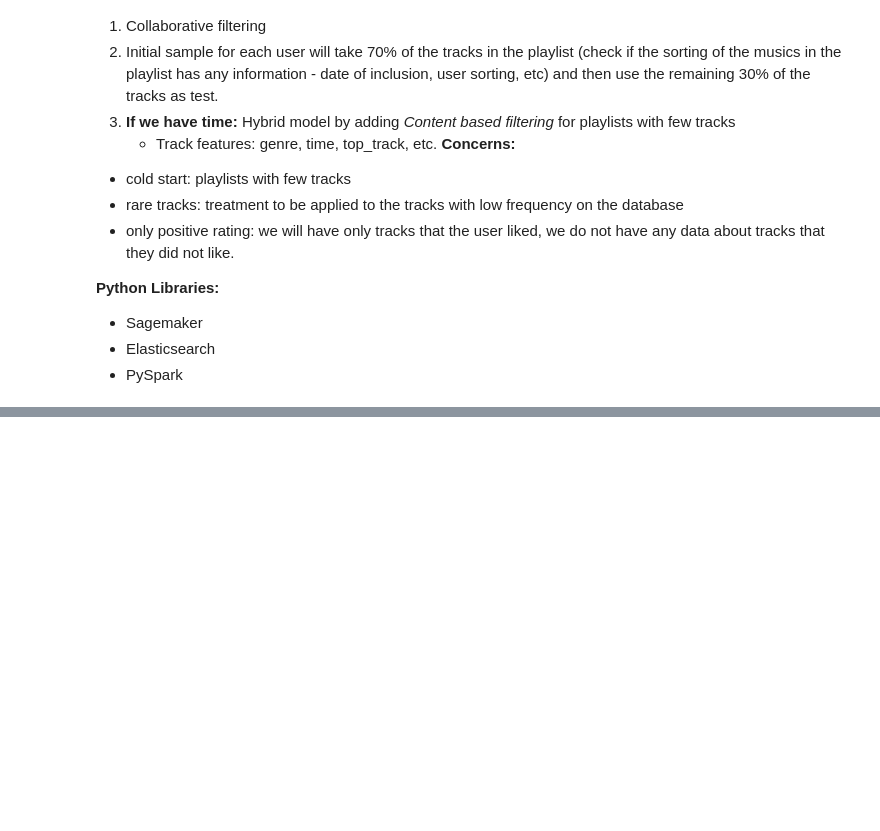
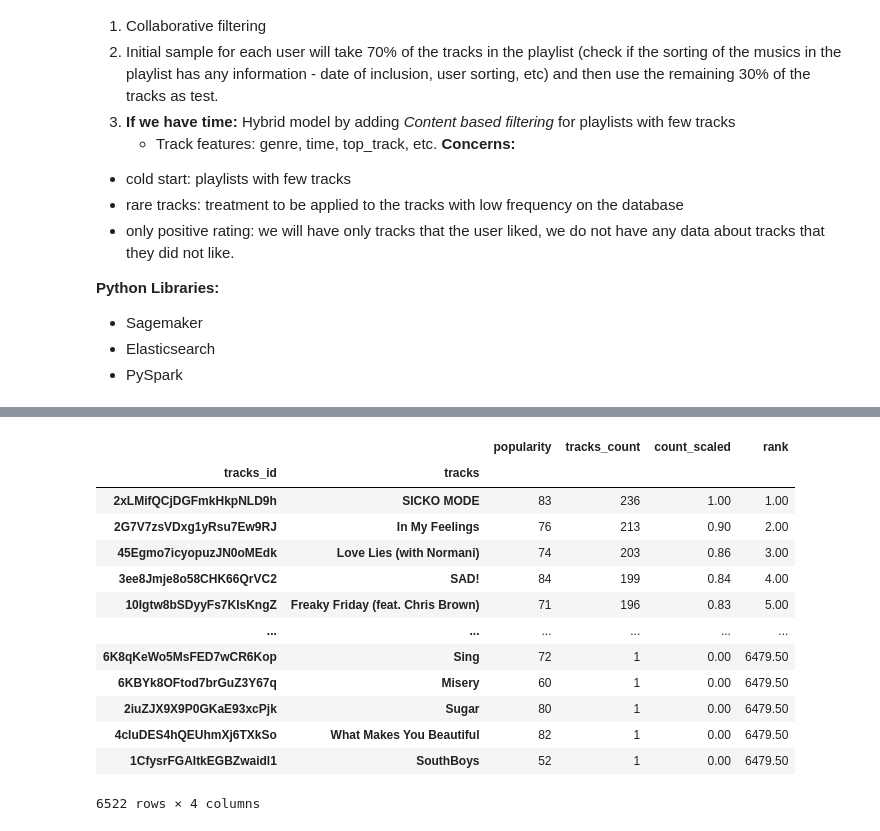
Before and after one commit to MarceloAlvesPereira/Follow_the_beat, a Jupyter notebook: notebooks/Feel_the_rhythm.ipynb, the cells around one changed output, grey strips where cells are left out. Cells and saved outputs as stored; diff of their text form; code cells hidden in the pictures; blank space fills up the shorter version.

```diff
--- a/notebooks/Feel_the_rhythm.ipynb
+++ b/notebooks/Feel_the_rhythm.ipynb
@@ -114,6 +115,0 @@ def get_playlist_detail(user, playlist_id):
-# %%
-n = 100
-for i in range(0,n,1):
-    playlist = sp.search(q='year:2020', type='playlist', limit=1,offset=i,market='US')
-
-    playlist_id, artists, albums, tracks, popularity, artists_id, albums_id, tracks_id = get_playlist_detail(playlist['playlists']['owner'],playlist['playlists']['id'])
@@ -126,0 +204,19 @@ for i in range(0,n,1):
+# %%
+def single_list(my_list):
+    single = []
+    for e in my_list:
+        single.extend(e)
+    return single
+
+def single_list_nested(my_list):
+    single = []
+    for e in my_list:
+        for a in e:
+            single.extend(a)
+    return single
+
+def sorted_list(xs):
+    counts = collections.defaultdict(int)
+    for x in xs:
+        counts[x] += 1
+    return sorted(counts.items(), reverse=True, key=lambda tup: tup[1])
@@ -126,0 +256,29 @@ for i in range(0,n,1):
+# %%
+tracks_rank = df_track.groupby(['tracks_id','tracks']).agg(
+    popularity=('popularity','max'),
+    tracks_count=('tracks_id','count')
+    )
+
+min_max = MinMaxScaler()
+tracks_rank['count_scaled'] = min_max.fit_transform(tracks_rank[["tracks_count"]])
+
+tracks_rank["rank"] = tracks_rank['tracks_count'].rank(method='average',ascending=False)
+
+tracks_rank = tracks_rank.sort_values('tracks_count',ascending=False)
+
+tracks_rank
+# %% [output]
+|  |  | popularity | tracks_count | count_scaled | rank |
+| tracks_id | tracks |  |  |  |  |
+| 2xLMifQCjDGFmkHkpNLD9h | SICKO MODE | 83 | 236 | 1.00 | 1.00 |
+| 2G7V7zsVDxg1yRsu7Ew9RJ | In My Feelings | 76 | 213 | 0.90 | 2.00 |
+| 45Egmo7icyopuzJN0oMEdk | Love Lies (with Normani) | 74 | 203 | 0.86 | 3.00 |
+| 3ee8Jmje8o58CHK66QrVC2 | SAD! | 84 | 199 | 0.84 | 4.00 |
+| 10Igtw8bSDyyFs7KIsKngZ | Freaky Friday (feat. Chris Brown) | 71 | 196 | 0.83 | 5.00 |
+| ... | ... | ... | ... | ... | ... |
+| 6K8qKeWo5MsFED7wCR6Kop | Sing | 72 | 1 | 0.00 | 6479.50 |
+| 6KBYk8OFtod7brGuZ3Y67q | Misery | 60 | 1 | 0.00 | 6479.50 |
+| 2iuZJX9X9P0GKaE93xcPjk | Sugar | 80 | 1 | 0.00 | 6479.50 |
+| 4cluDES4hQEUhmXj6TXkSo | What Makes You Beautiful | 82 | 1 | 0.00 | 6479.50 |
+| 1CfysrFGAItkEGBZwaidl1 | SouthBoys | 52 | 1 | 0.00 | 6479.50 |
+6522 rows × 4 columns
```
Also changed, not shown: parts of 19 cells of this notebook.
